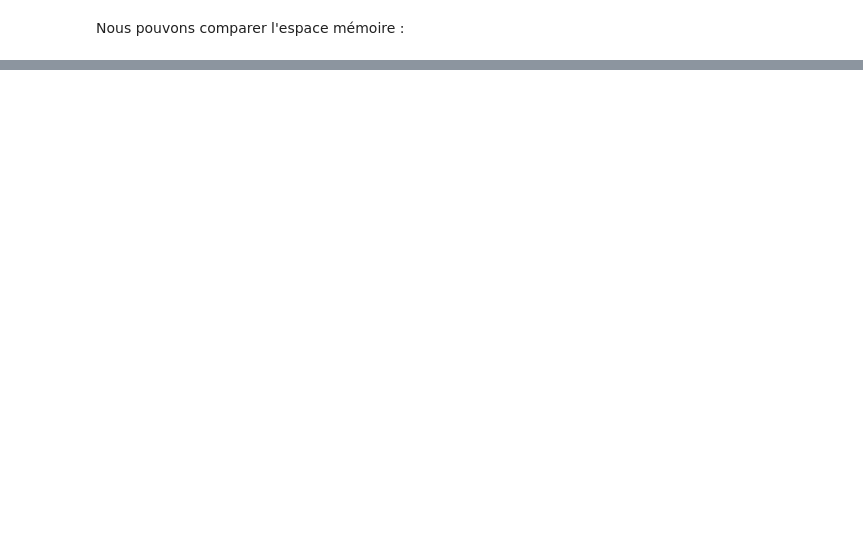
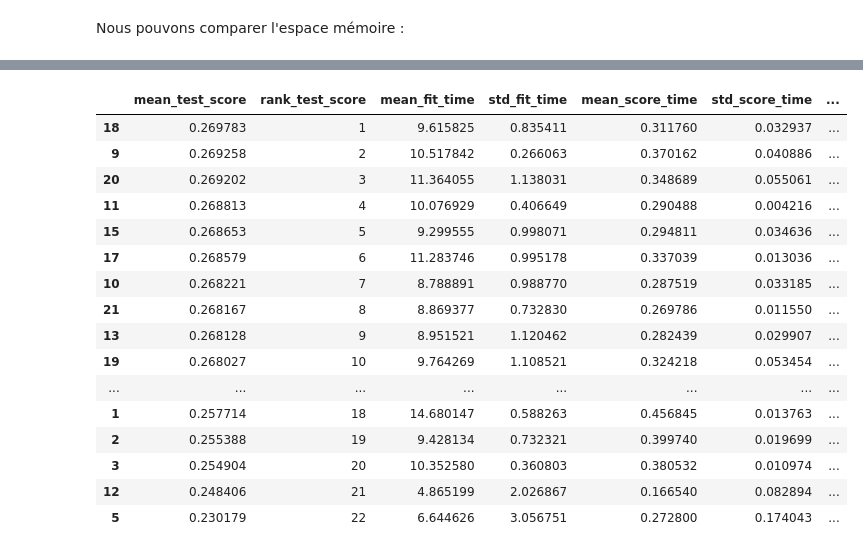
Before and after one commit to ClementPatin/OC-P4, a Jupyter notebook: Patin_Clement_1_notebook_072023.ipynb, the cells around one changed output, grey strips where cells are left out. Cells and saved outputs as stored; diff of their text form; code cells hidden in the pictures; blank space fills up the shorter version.

```diff
--- a/Patin_Clement_1_notebook_072023.ipynb
+++ b/Patin_Clement_1_notebook_072023.ipynb
@@ -986,0 +4091,6 @@ burTestAgg.merge(activeAgg,how="left",on="SK_ID_CURR")
+# %%
+fit_params ={
+    "clf__eval_metric" : "average_precision",
+    "clf__eval_set" : [(XEvalForLB.values,yEvalForLB.values)],
+    "clf__eval_names" : ["eval"],
+}
@@ -986,0 +4223,11 @@ burTestAgg.merge(activeAgg,how="left",on="SK_ID_CURR")
+# %%
+%%time
+if not os.path.isdir("mySaves/models") :
+    os.mkdir("mySaves/models")
+
+if ("LBOptiSearch.joblib" not in os.listdir("mySaves/models")) or (rapidProcessing==False) :
+    LBOptiSearch.fit(XTrainForGSForLB.values,yTrainForLB.values,**fit_params)
+    dump(LBOptiSearch,"mySaves/models/LBOptiSearch.joblib")
+
+else :
+    LBOptiSearch=load("mySaves/models/LBOptiSearch.joblib")
@@ -986,0 +4237,35 @@ burTestAgg.merge(activeAgg,how="left",on="SK_ID_CURR")
+# %%
+LBOptiSearchResults = pd.DataFrame(LBOptiSearch.cv_results_).sort_values("rank_test_score")
+# %%
+cols=[col for col in LBOptiSearchResults.columns \
+      if (
+    ("score" in col)or\
+    ("time" in col)or\
+    ("param_" in col))\
+      and("split0" not in col)and("split1" not in col)and("split2" not in col)and("split3" not in col)]
+LBOptiSearchResults=LBOptiSearchResults[cols]
+LBOptiSearchResults=LBOptiSearchResults[
+    ["mean_test_score","rank_test_score"]\
+    +[col for col in LBOptiSearchResults.columns if col not in ["mean_test_score","rank_test_score"]]
+]
+LBOptiSearchResults.sort_values("rank_test_score")
+
+LBOptiSearchResults.head(30)
+# %% [output]
+|  | mean_test_score | rank_test_score | mean_fit_time | std_fit_time | mean_score_time | std_score_time | ... |
+| 18 | 0.269783 | 1 | 9.615825 | 0.835411 | 0.311760 | 0.032937 | ... |
+| 9 | 0.269258 | 2 | 10.517842 | 0.266063 | 0.370162 | 0.040886 | ... |
+| 20 | 0.269202 | 3 | 11.364055 | 1.138031 | 0.348689 | 0.055061 | ... |
+| 11 | 0.268813 | 4 | 10.076929 | 0.406649 | 0.290488 | 0.004216 | ... |
+| 15 | 0.268653 | 5 | 9.299555 | 0.998071 | 0.294811 | 0.034636 | ... |
+| 17 | 0.268579 | 6 | 11.283746 | 0.995178 | 0.337039 | 0.013036 | ... |
+| 10 | 0.268221 | 7 | 8.788891 | 0.988770 | 0.287519 | 0.033185 | ... |
+| 21 | 0.268167 | 8 | 8.869377 | 0.732830 | 0.269786 | 0.011550 | ... |
+| 13 | 0.268128 | 9 | 8.951521 | 1.120462 | 0.282439 | 0.029907 | ... |
+| 19 | 0.268027 | 10 | 9.764269 | 1.108521 | 0.324218 | 0.053454 | ... |
+| ... | ... | ... | ... | ... | ... | ... | ... |
+| 1 | 0.257714 | 18 | 14.680147 | 0.588263 | 0.456845 | 0.013763 | ... |
+| 2 | 0.255388 | 19 | 9.428134 | 0.732321 | 0.399740 | 0.019699 | ... |
+| 3 | 0.254904 | 20 | 10.352580 | 0.360803 | 0.380532 | 0.010974 | ... |
+| 12 | 0.248406 | 21 | 4.865199 | 2.026867 | 0.166540 | 0.082894 | ... |
+| 5 | 0.230179 | 22 | 6.644626 | 3.056751 | 0.272800 | 0.174043 | ... |
```
Also changed, not shown: parts of 438 cells of this notebook, 6 other files.
